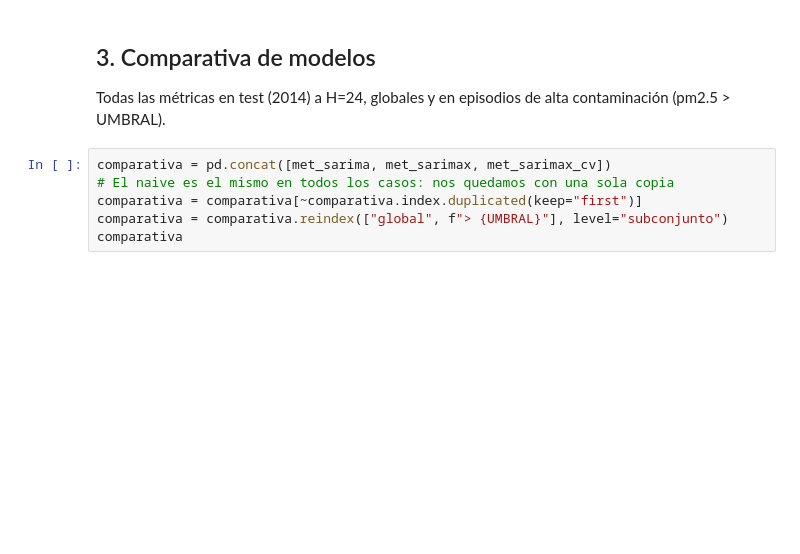
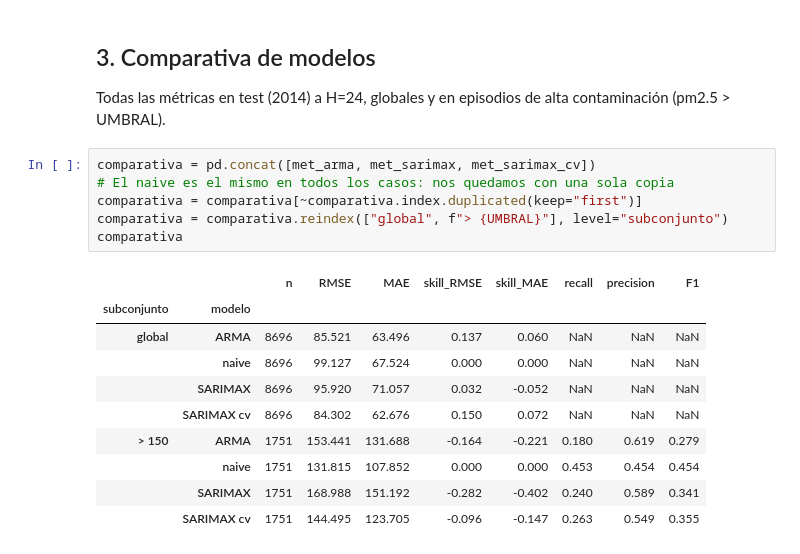
Before and after one commit to AntonioBelloCastro/beijing-air-quality, a Jupyter notebook: notebooks/05_1_modelos_baseline.ipynb, the cells around one changed output. Drawn from its saved outputs; the diff is of its cells as text; blank space fills up the shorter version.

```diff
--- a/notebooks/05_1_modelos_baseline.ipynb
+++ b/notebooks/05_1_modelos_baseline.ipynb
@@ -347,8 +426,19 @@ met_sarimax_cv
 
 Todas las métricas en test (2014) a H=24, globales y en episodios de alta contaminación (pm2.5 > UMBRAL).
 # %%
-comparativa = pd.concat([met_sarima, met_sarimax, met_sarimax_cv])
+comparativa = pd.concat([met_arma, met_sarimax, met_sarimax_cv])
 # El naive es el mismo en todos los casos: nos quedamos con una sola copia
 comparativa = comparativa[~comparativa.index.duplicated(keep="first")]
 comparativa = comparativa.reindex(["global", f"> {UMBRAL}"], level="subconjunto")
 comparativa
+# %% [output]
+|  |  | n | RMSE | MAE | skill_RMSE | skill_MAE | recall | precision | F1 |
+| subconjunto | modelo |  |  |  |  |  |  |  |  |
+| global | ARMA | 8696 | 85.521 | 63.496 | 0.137 | 0.060 | NaN | NaN | NaN |
+|  | naive | 8696 | 99.127 | 67.524 | 0.000 | 0.000 | NaN | NaN | NaN |
+|  | SARIMAX | 8696 | 95.920 | 71.057 | 0.032 | -0.052 | NaN | NaN | NaN |
+|  | SARIMAX cv | 8696 | 84.302 | 62.676 | 0.150 | 0.072 | NaN | NaN | NaN |
+| > 150 | ARMA | 1751 | 153.441 | 131.688 | -0.164 | -0.221 | 0.180 | 0.619 | 0.279 |
+|  | naive | 1751 | 131.815 | 107.852 | 0.000 | 0.000 | 0.453 | 0.454 | 0.454 |
+|  | SARIMAX | 1751 | 168.988 | 151.192 | -0.282 | -0.402 | 0.240 | 0.589 | 0.341 |
+|  | SARIMAX cv | 1751 | 144.495 | 123.705 | -0.096 | -0.147 | 0.263 | 0.549 | 0.355 |
```
Also changed, not shown: parts of 30 cells of this notebook.
